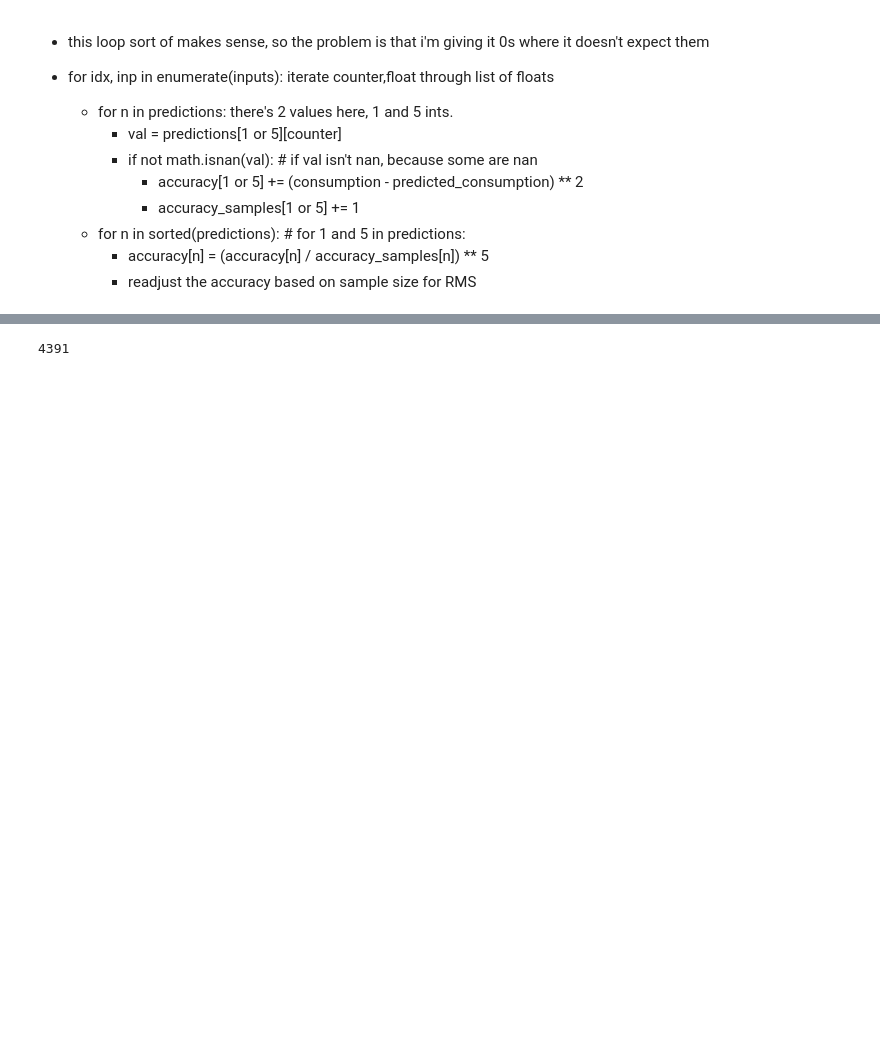
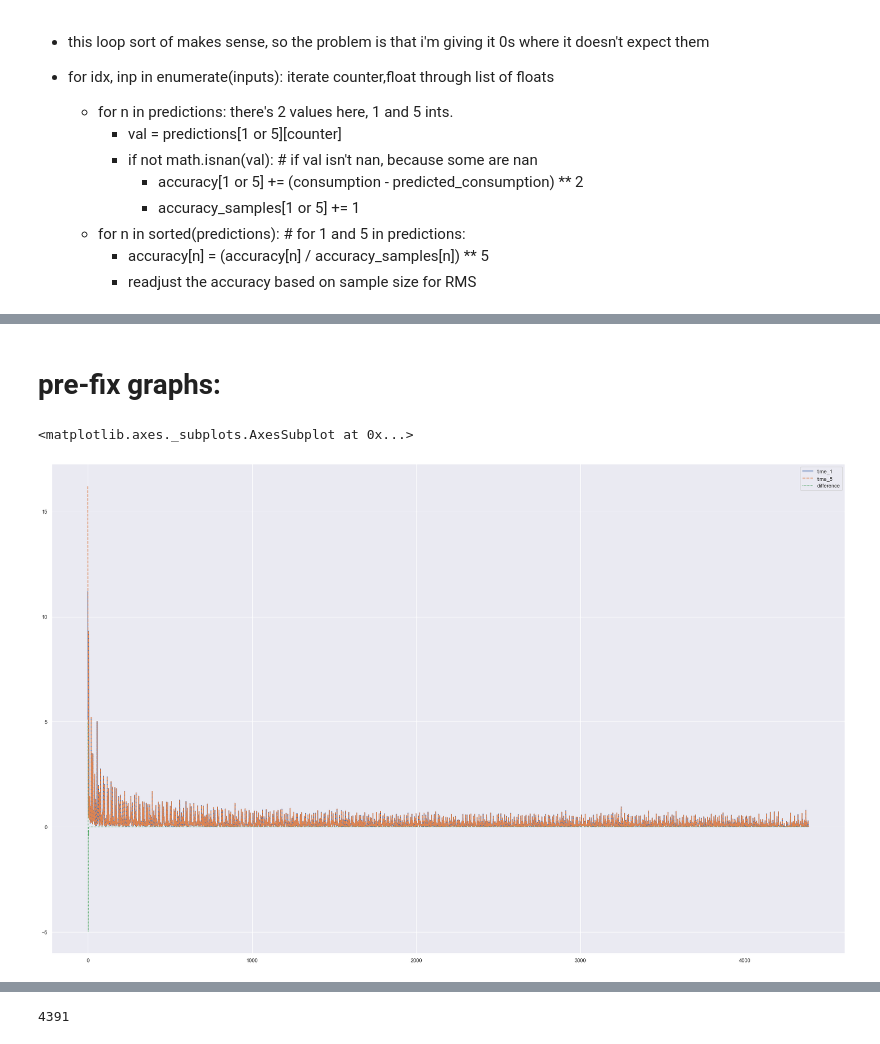
Before and after one commit to mcleverley/htm_workshop, a Jupyter notebook: alternate_hotgym.ipynb, the cells around one changed output, grey strips where cells are left out. Cells and saved outputs as stored; diff of their text form; code cells hidden in the pictures; blank space fills up the shorter version.

```diff
--- a/alternate_hotgym.ipynb
+++ b/alternate_hotgym.ipynb
@@ -420,4 +484,5 @@ array([0.23322332, 0.18041804, 0.05170517, 0.05170517, 0.05060506,
 # %%
+acc_lists = {1: [], 5: []} # i added this one for graphing
 # calculate predictive accuracy, RMS
 accuracy         = {1: 0, 5: 0}
 accuracy_samples = {1: 0, 5: 0}
@@ -428,9 +493,12 @@ for idx, inp in enumerate(inputs):
             accuracy[n] += (inp - val) ** 2 # RMSE
             accuracy_samples[n] += 1
     for n in sorted(predictions):
-        print("accuracy[n]: ",accuracy[n], "    accuracy_samples[n]:  ",accuracy_samples[n])
+#         print("accuracy[n]: ",accuracy[n], "    accuracy_samples[n]:  ",accuracy_samples[n])
         accuracy[n] = (accuracy[n] / accuracy_samples[n]) ** .5
         print("Predictive Error (root-mean-squared): ", n, "steps ahead:", accuracy[n])
+        print()
+        acc_lists[n].append(accuracy[n]) # add to lists
+
     print('Anomaly Mean: ', np.mean(anomaly))
     print('Anomaly Std: ', np.std(anomaly))
 # %% [output]
@@ -438,0 +552,8 @@ ZeroDivisionError: division by zero
+# %% [markdown]
+# pre-fix graphs:
+# %%
+df['difference'] = df['time_5']-df['time_1']
+sns.lineplot(data=df)
+# %% [output]
+<matplotlib.axes._subplots.AxesSubplot at 0x...>
+[figure, added]
```
Also changed, not shown: parts of 41 cells of this notebook, 6 other files.
